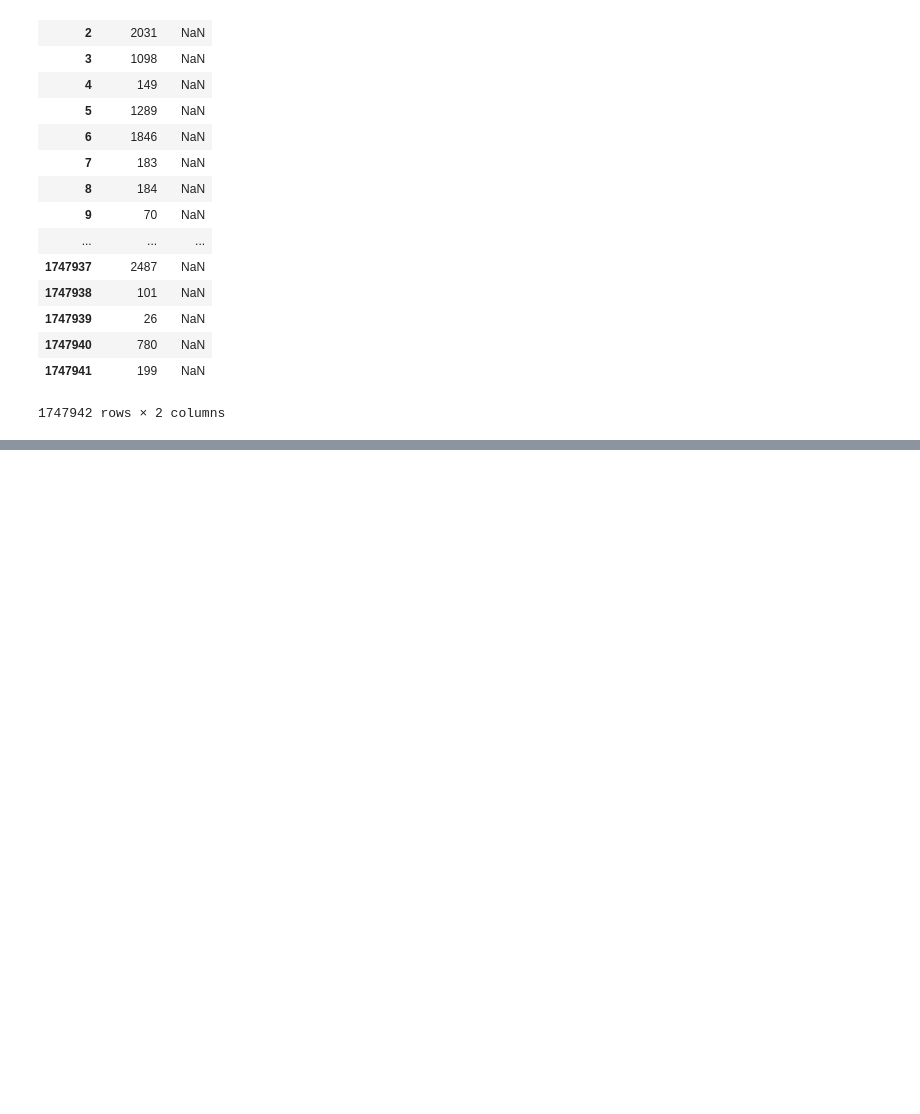
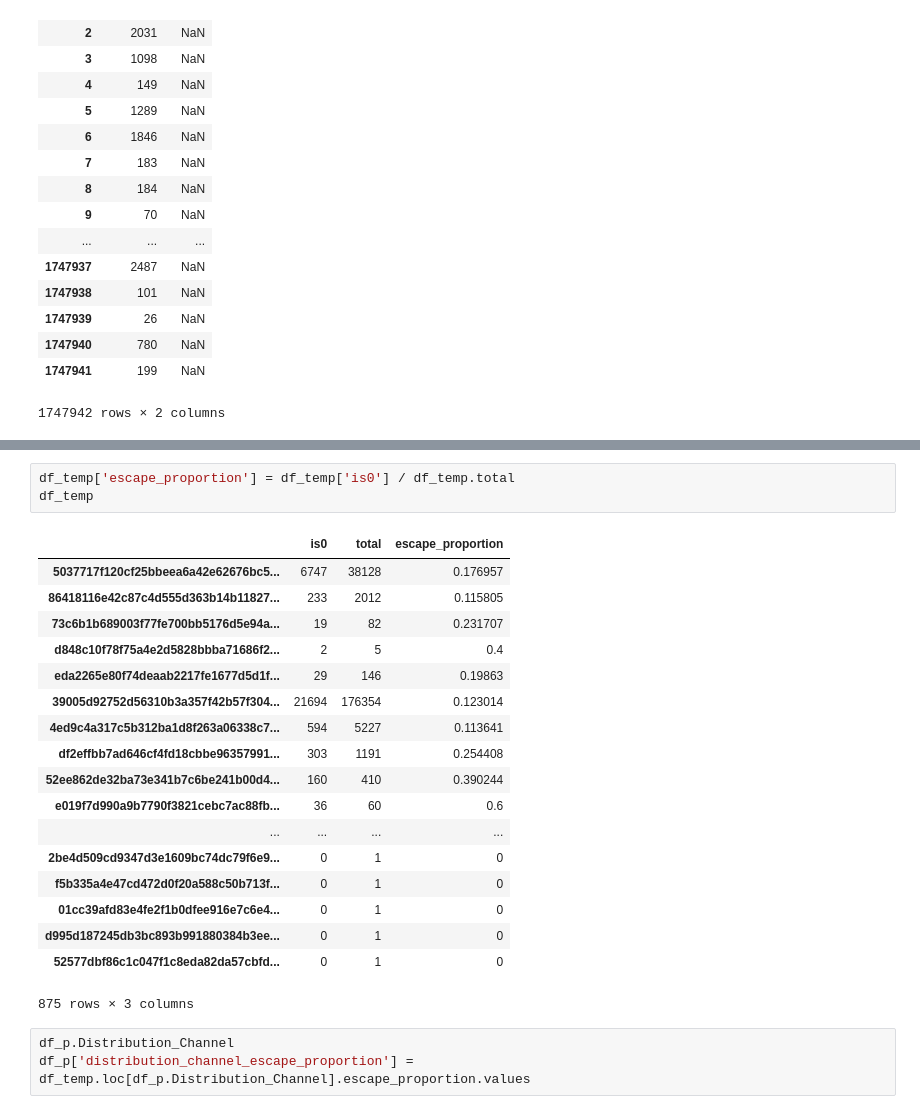
Before and after one commit to taipingeric/tbddd, a Jupyter notebook: feature engineering.ipynb, the cells around one changed output, grey strips where cells are left out. Drawn from its saved outputs; the diff is of its cells as text; blank space fills up the shorter version.

```diff
--- a/feature engineering.ipynb
+++ b/feature engineering.ipynb
@@ -151,0 +216,25 @@ df_policy[['Premium', 'dbirth']]
+# %%
+df_temp['escape_proportion'] = df_temp['is0'] / df_temp.total
+df_temp
+# %% [output]
+|  | is0 | total | escape_proportion |
+| 5037717f120cf25bbeea6a42e62676bc5... | 6747 | 38128 | 0.176957 |
+| 86418116e42c87c4d555d363b14b11827... | 233 | 2012 | 0.115805 |
+| 73c6b1b689003f77fe700bb5176d5e94a... | 19 | 82 | 0.231707 |
+| d848c10f78f75a4e2d5828bbba71686f2... | 2 | 5 | 0.4 |
+| eda2265e80f74deaab2217fe1677d5d1f... | 29 | 146 | 0.19863 |
+| 39005d92752d56310b3a357f42b57f304... | 21694 | 176354 | 0.123014 |
+| 4ed9c4a317c5b312ba1d8f263a06338c7... | 594 | 5227 | 0.113641 |
+| df2effbb7ad646cf4fd18cbbe96357991... | 303 | 1191 | 0.254408 |
+| 52ee862de32ba73e341b7c6be241b00d4... | 160 | 410 | 0.390244 |
+| e019f7d990a9b7790f3821cebc7ac88fb... | 36 | 60 | 0.6 |
+| ... | ... | ... | ... |
+| 2be4d509cd9347d3e1609bc74dc79f6e9... | 0 | 1 | 0 |
+| f5b335a4e47cd472d0f20a588c50b713f... | 0 | 1 | 0 |
+| 01cc39afd83e4fe2f1b0dfee916e7c6e4... | 0 | 1 | 0 |
+| d995d187245db3bc893b991880384b3ee... | 0 | 1 | 0 |
+| 52577dbf86c1c047f1c8eda82da57cbfd... | 0 | 1 | 0 |
+875 rows × 3 columns
+# %%
+df_p.Distribution_Channel
+df_p['distribution_channel_escape_proportion'] = df_temp.loc[df_p.Distribution_Channel].escape_proportion.values
```
Also changed, not shown: parts of 10 cells of this notebook.
